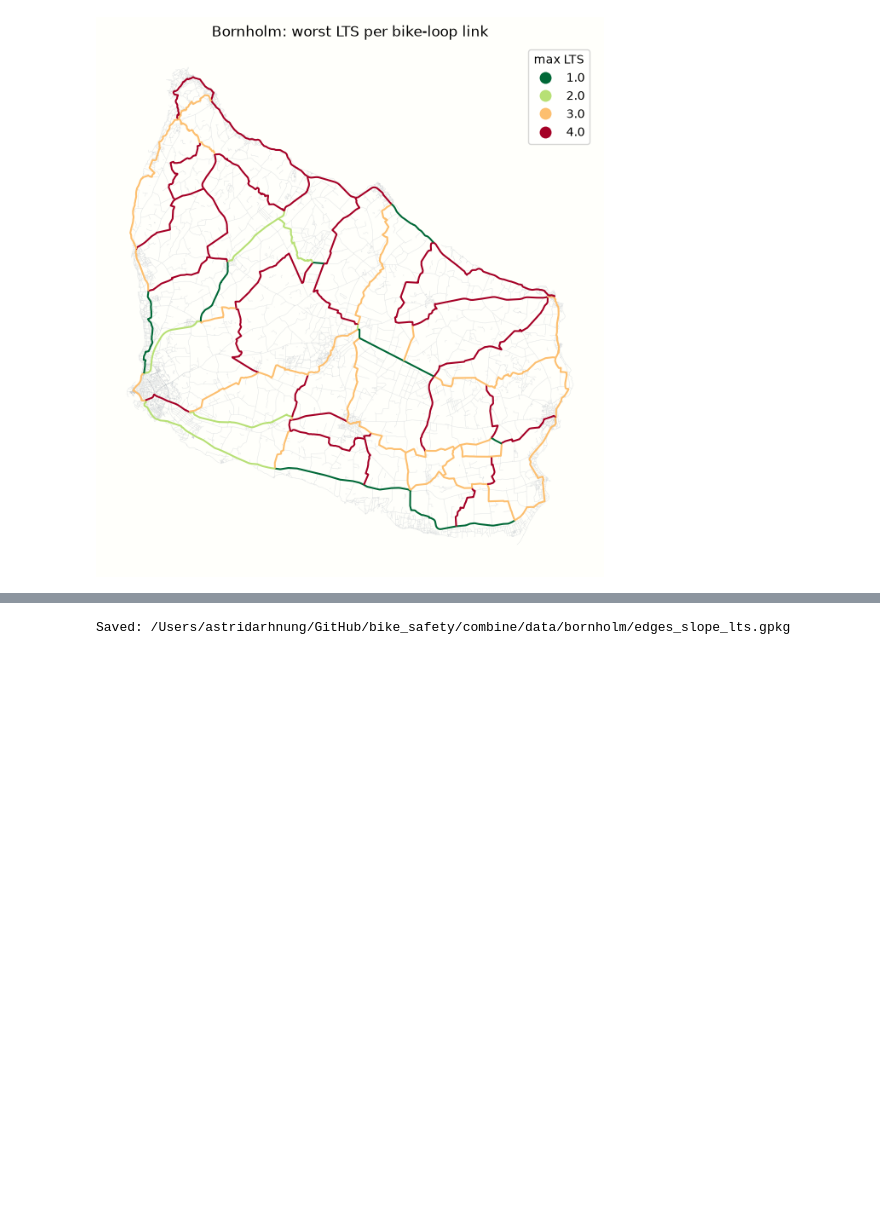
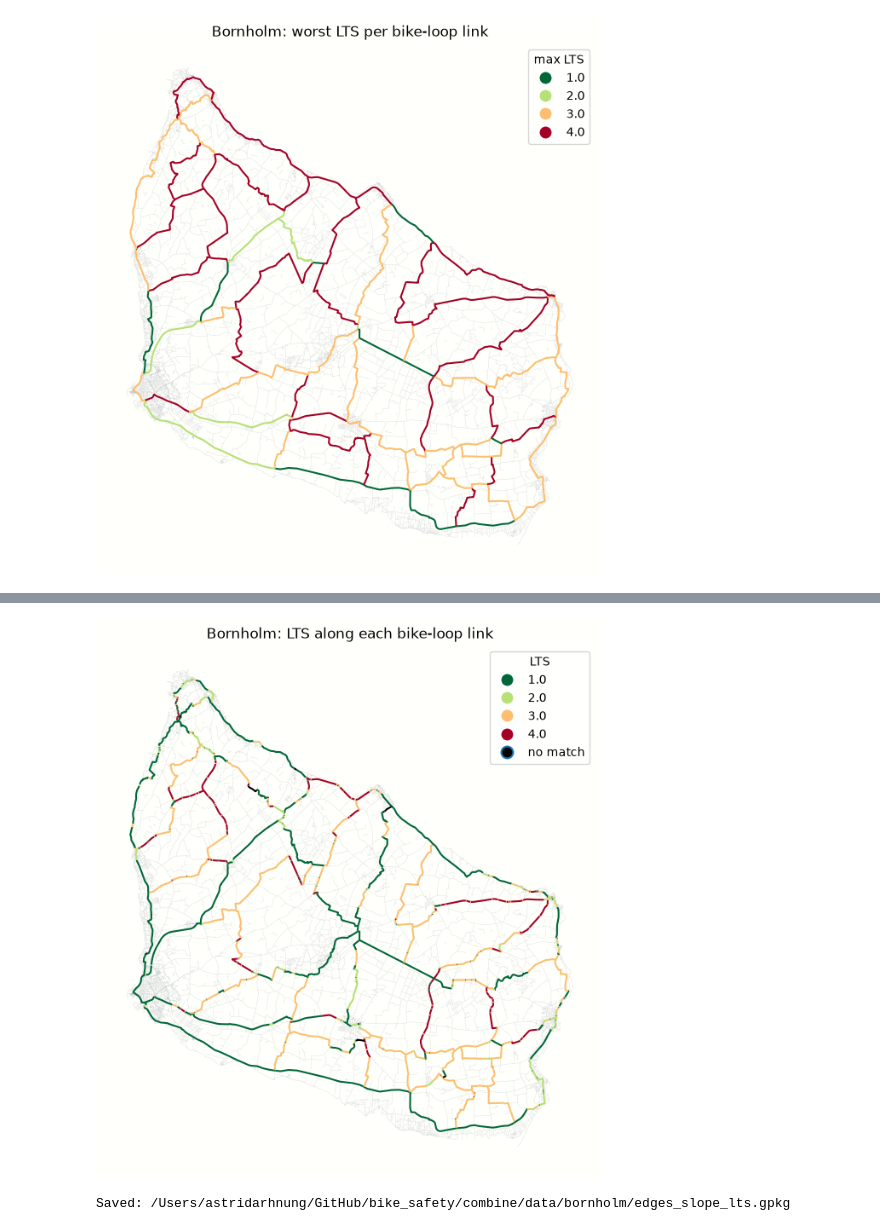
Before and after one commit to AstridArh/bike_safety, a Jupyter notebook: combine/combine_bornholm.ipynb, the cells around one changed output, grey strips where cells are left out. Saved outputs shown, nothing was run; the diff lists cells and outputs as text; code cells hidden in the pictures; blank space fills up the shorter version.

Commit message:
Split links into LTS parts

```diff
--- a/combine/combine_bornholm.ipynb
+++ b/combine/combine_bornholm.ipynb
@@ -115,6 +115,7 @@ dk_geometries = dk_edges.geometry.to_numpy()
 dk_lts = dk_edges["lts"].to_numpy()
 
 max_lts_values, coverage_pcts, lts_shares = [], [], []
+point_lts_per_link = []  # LTS at every sample point, used to split links into parts
 number_of_edges = len(bike_loops_edges)
 
 for position, geometry in enumerate(bike_loops_edges.geometry, start=1):
@@ -139,6 +140,7 @@ for position, geometry in enumerate(bike_loops_edges.geometry, start=1):
         candidate_lts = dk_lts[candidate_positions].astype(float)
         point_lts = np.where(is_near, candidate_lts[:, None], np.inf).min(axis=0)
 
+    point_lts_per_link.append(point_lts)
     matched_lts = point_lts[np.isfinite(point_lts)]
 
     max_lts_values.append(matched_lts.max() if len(matched_lts) else np.nan)
@@ -197,3 +324,24 @@ plt.show()
+# %%
+fig, ax = plt.subplots(figsize=(8, 8), facecolor="#fffffb")
+
+dk_edges.plot(ax=ax, color="#c8cdd2", linewidth=0.3, alpha=0.6, zorder=1)
+bike_loops_lts_parts.plot(
+    ax=ax,
+    column="lts",
+    categorical=True,
+    cmap="RdYlGn_r",
+    linewidth=1.5,
+    legend=True,
+    legend_kwds={"title": "LTS"},
+    missing_kwds={"color": "black", "label": "no match"},
+    zorder=2,
+)
+ax.set_title(f"{SAMPLE.title()}: LTS along each bike-loop link")
+ax.set_axis_off()
+fig.savefig(PLOTS_DIR / f"{SAMPLE}_lts_parts.png", dpi=300, bbox_inches="tight")
+plt.show()
+# %% [output]
+[figure, added]
 # %%
 bike_loops_lts.to_file(OUTPUT_PATH, driver="GPKG")
 print("Saved:", OUTPUT_PATH)
```
Also changed, not shown: parts of 5 cells of this notebook, 6 other files.
